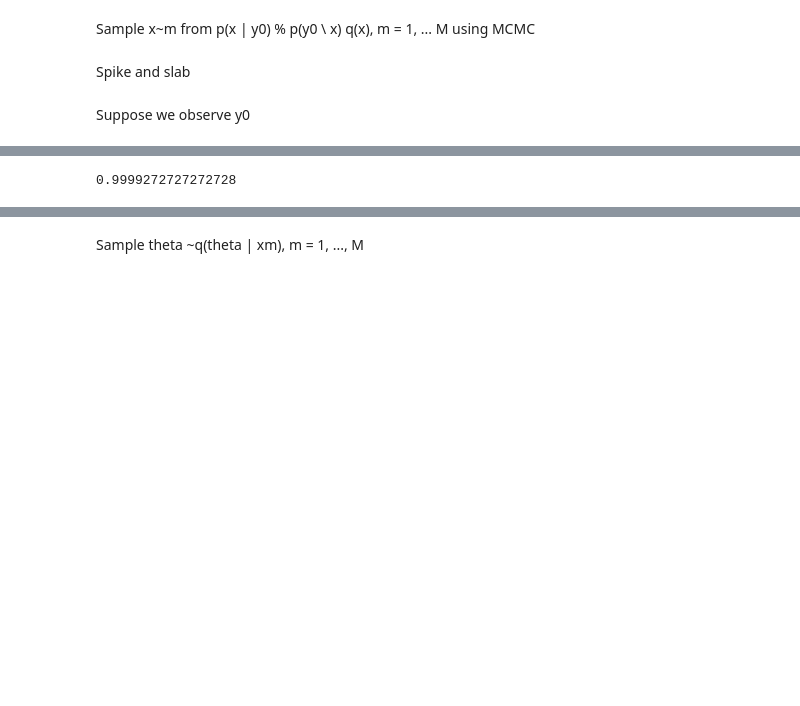
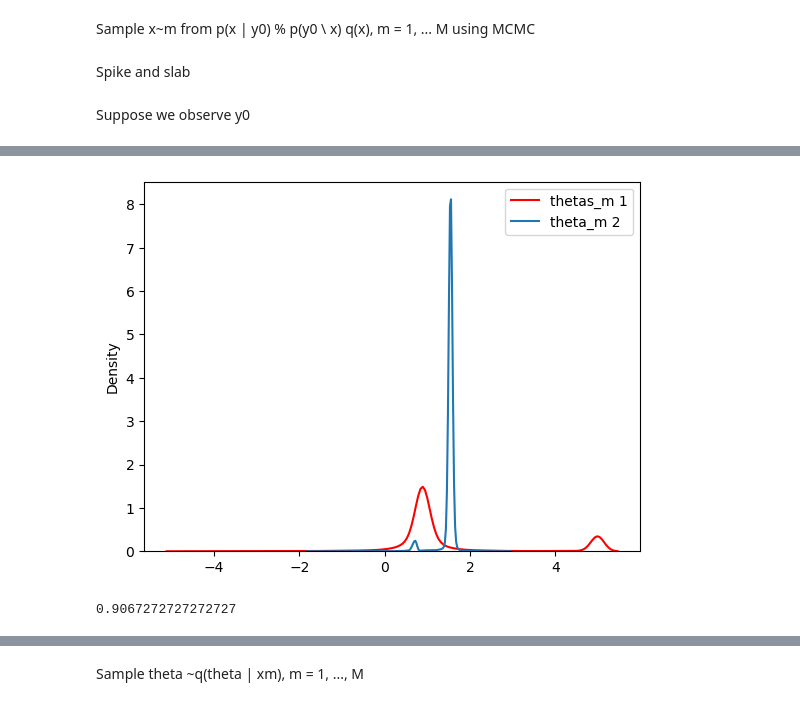
Before and after one commit to MouzaouiMatthieu/PFE, a Jupyter notebook: Robust_NPE.ipynb, the cells around one changed output, grey strips where cells are left out. Cells and saved outputs as stored; diff of their text form; code cells hidden in the pictures; blank space fills up the shorter version.

```diff
--- a/Robust_NPE.ipynb
+++ b/Robust_NPE.ipynb
@@ -416,7 +352,18 @@ RuntimeError: Expected all tensors to be on the same device, but found at least
+# %%
+my_samples_unscaled = (my_samples + x_mean) *x_std
+thetas_m = q_NPE.sample(my_samples)
+# %%
+sns.kdeplot(thetas_m.squeeze().detach().numpy(),c='red',label='thetas_m 1')
+sns.kdeplot(np.load("/home/tux/rnpe/robust_samples_paper.npy"),label='theta_m 2',c='blue')
+
+plt.legend()
+plt.show()
+# %% [output]
+[figure, added]
 # %%
-compare(q_NPE,x_samples,file)
+compare(q_NPE,my_samples,file)
 # %% [output]
-0.9999272727272728
+0.9067272727272727
 # %%
 file_xm = np.load("/home/tux/rnpe/denoise_xm_paper.npy")
 xm_tensor = torch.Tensor(file_xm)
```
Also changed, not shown: parts of 34 cells of this notebook.
